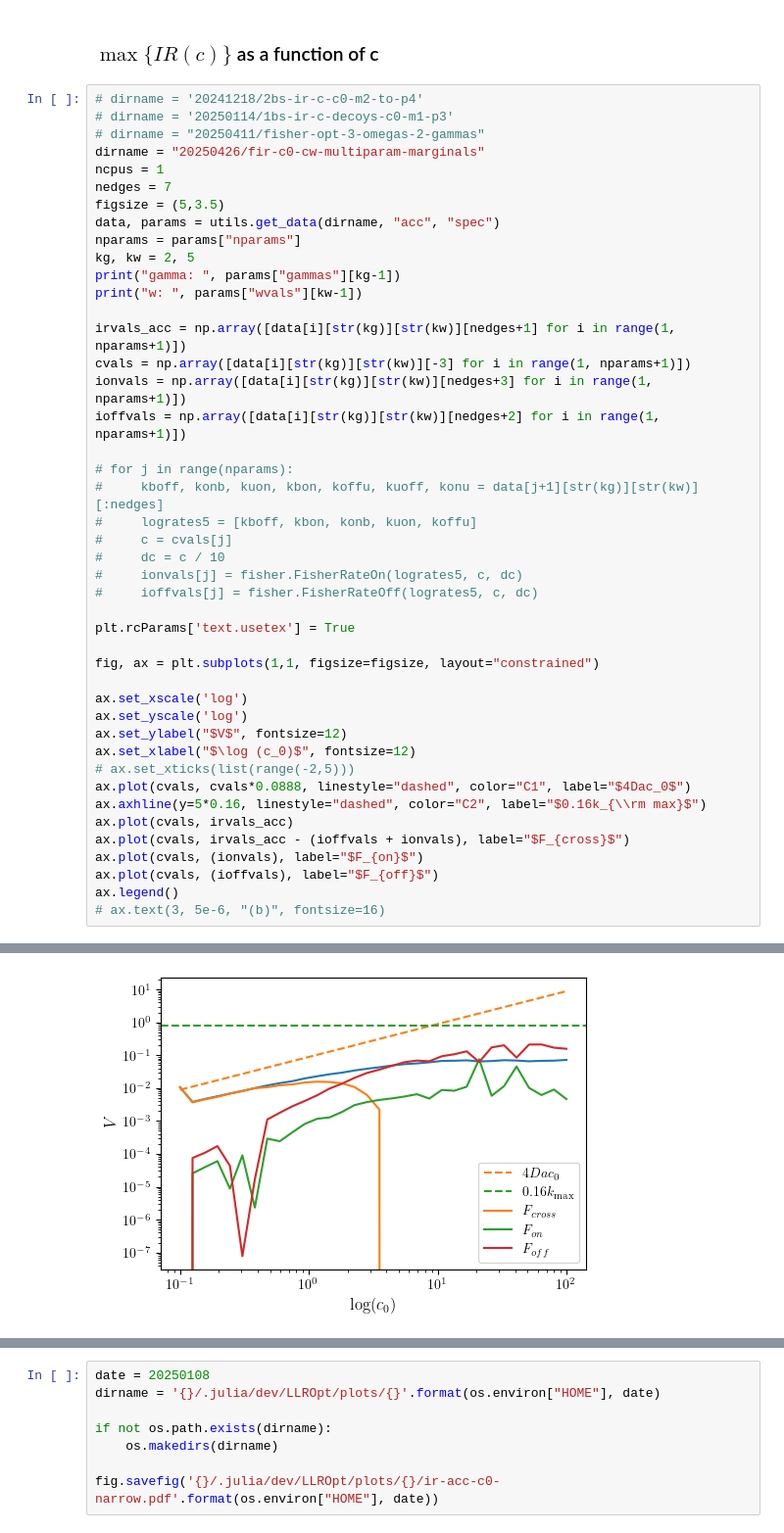
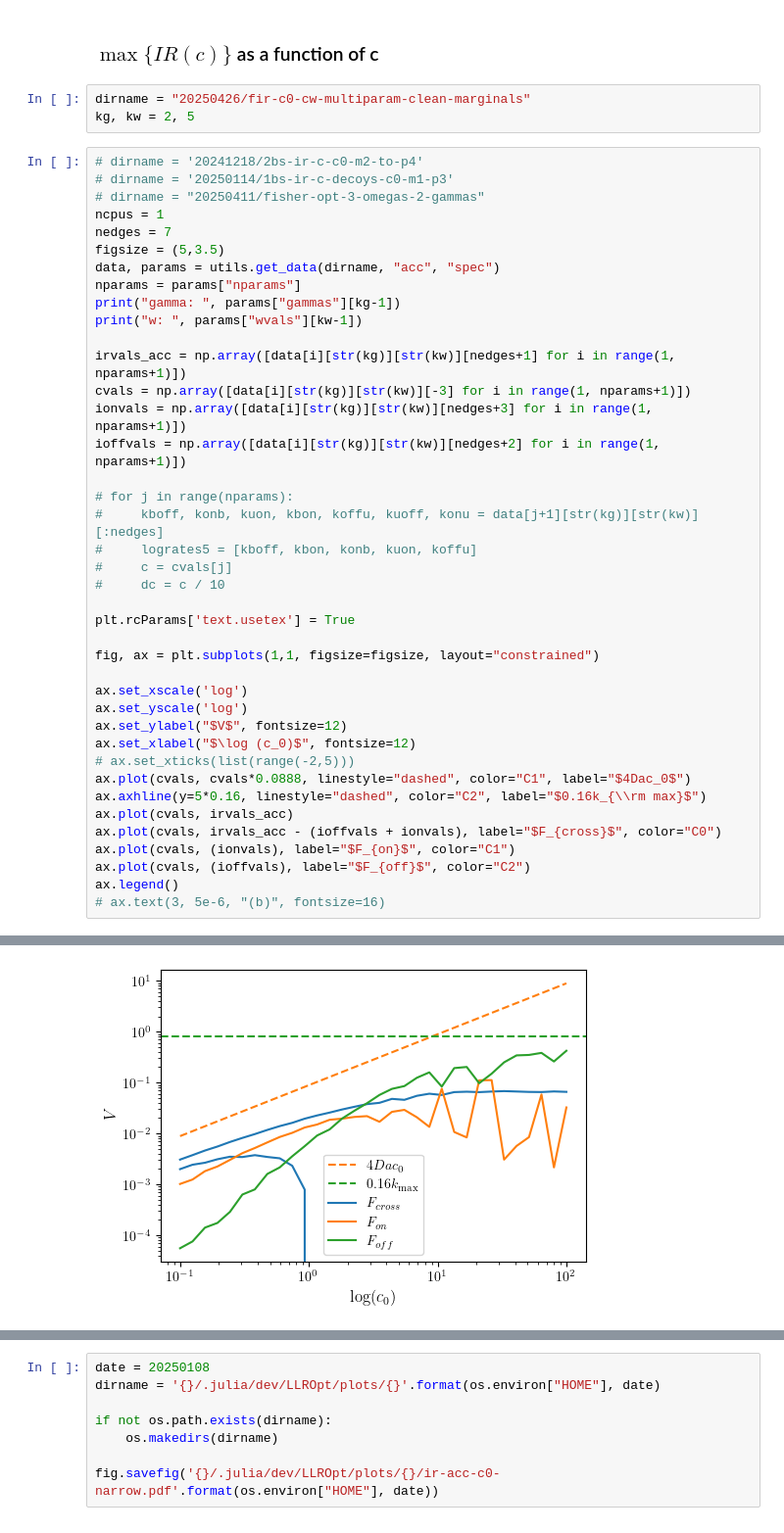
Before and after one commit to ta-rekt/LLROpt.jl, a Jupyter notebook: development.ipynb, the cells around one changed output, grey strips where cells are left out. Shown at 98% size. Drawn from its saved outputs; the diff is of its cells as text.

```diff
--- a/development.ipynb
+++ b/development.ipynb
@@ -5681,52 +5681,51 @@ def get_data(dirname, whichf, whicha="pareto", skipkeys=[]):
     return data, params
 # %% [markdown]
 ### $\max \{ IR(c)\}$ as a function of c
+# %%
+dirname = "20250426/fir-c0-cw-multiparam-clean-marginals"
+kg, kw = 2, 5
 # %%
 # dirname = '20241218/2bs-ir-c-c0-m2-to-p4'
 # dirname = '20250114/1bs-ir-c-decoys-c0-m1-p3'
 # dirname = "20250411/fisher-opt-3-omegas-2-gammas"
-dirname = "20250426/fir-c0-cw-multiparam-marginals"
 ncpus = 1
 nedges = 7
 figsize = (5,3.5)
 data, params = utils.get_data(dirname, "acc", "spec")
 nparams = params["nparams"]
-kg, kw = 2, 5
 print("gamma: ", params["gammas"][kg-1])
 print("w: ", params["wvals"][kw-1])
 
 irvals_acc = np.array([data[i][str(kg)][str(kw)][nedges+1] for i in range(1, nparams+1)])
 cvals = np.array([data[i][str(kg)][str(kw)][-3] for i in range(1, nparams+1)])
 ionvals = np.array([data[i][str(kg)][str(kw)][nedges+3] for i in range(1, nparams+1)])
 ioffvals = np.array([data[i][str(kg)][str(kw)][nedges+2] for i in range(1, nparams+1)])
 
 # for j in range(nparams):
 #     kboff, konb, kuon, kbon, koffu, kuoff, konu = data[j+1][str(kg)][str(kw)][:nedges]
 #     logrates5 = [kboff, kbon, konb, kuon, koffu]
 #     c = cvals[j]
 #     dc = c / 10
-#     ionvals[j] = fisher.FisherRateOn(logrates5, c, dc)
-#     ioffvals[j] = fisher.FisherRateOff(logrates5, c, dc)
 
 plt.rcParams['text.usetex'] = True
 
 fig, ax = plt.subplots(1,1, figsize=figsize, layout="constrained")
 
 ax.set_xscale('log')
 ax.set_yscale('log')
 ax.set_ylabel("$V$", fontsize=12)
 ax.set_xlabel("$\log (c_0)$", fontsize=12)
 # ax.set_xticks(list(range(-2,5)))
 ax.plot(cvals, cvals*0.0888, linestyle="dashed", color="C1", label="$4Dac_0$")
 ax.axhline(y=5*0.16, linestyle="dashed", color="C2", label="$0.16k_{\\rm max}$")
 ax.plot(cvals, irvals_acc)
-ax.plot(cvals, irvals_acc - (ioffvals + ionvals), label="$F_{cross}$")
-ax.plot(cvals, (ionvals), label="$F_{on}$")
-ax.plot(cvals, (ioffvals), label="$F_{off}$")
+ax.plot(cvals, irvals_acc - (ioffvals + ionvals), label="$F_{cross}$", color="C0")
+ax.plot(cvals, (ionvals), label="$F_{on}$", color="C1")
+ax.plot(cvals, (ioffvals), label="$F_{off}$", color="C2")
 ax.legend()
 # ax.text(3, 5e-6, "(b)", fontsize=16)
 # %% [output]
 gamma:  5.0
 w:  10.0
 <matplotlib.legend.Legend at 0x...>
-[figure, old version]
+[figure, new version]
```
Also changed, not shown: parts of 6 cells of this notebook, 1 other file.
